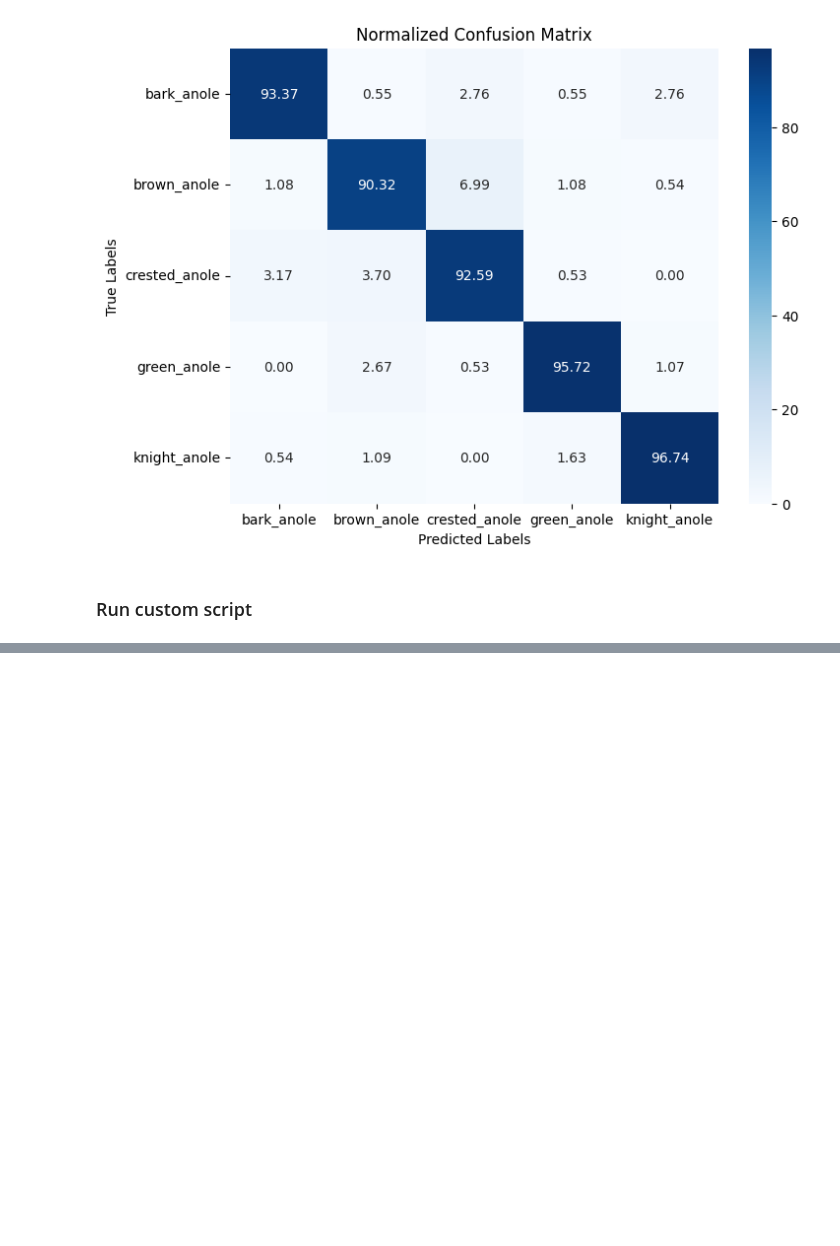
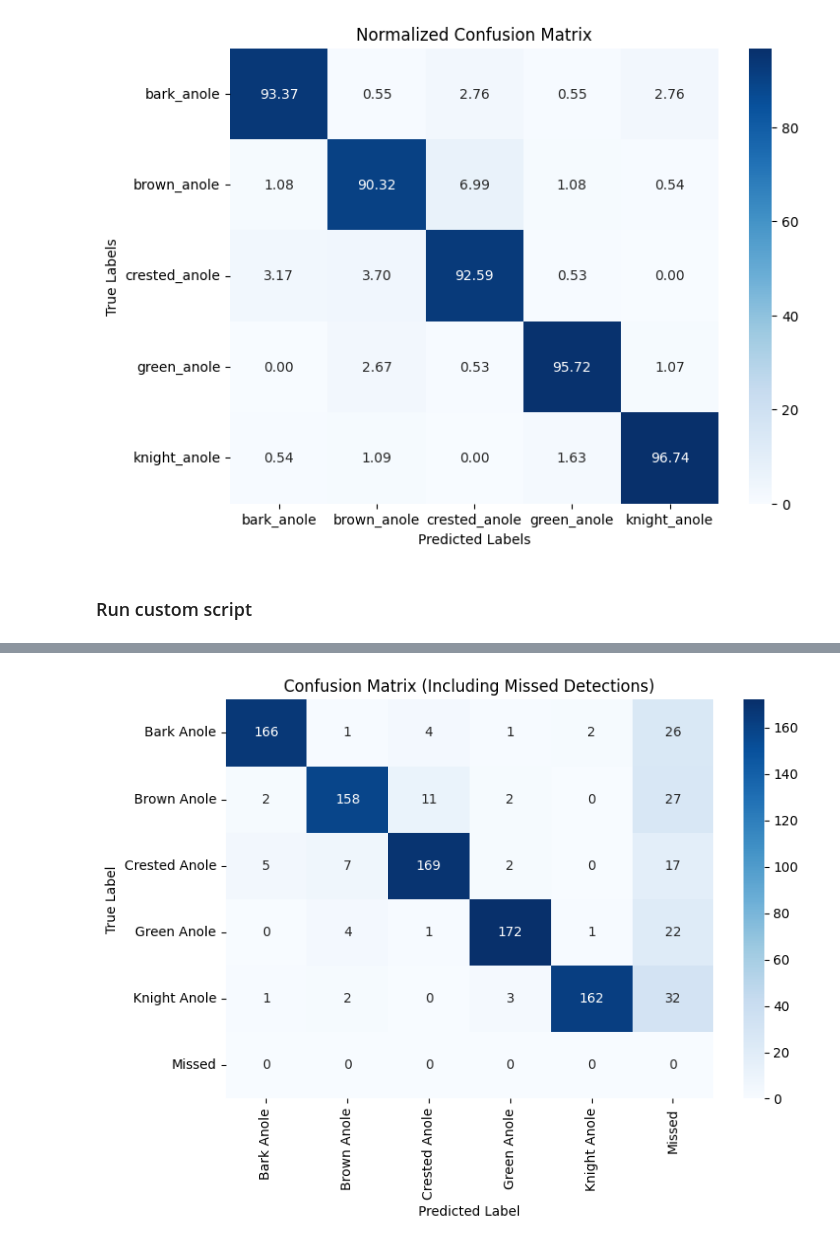
Before and after one commit to wenhan9604/Anole_classifier, a Jupyter notebook: Spring_2025/pipeline_evaluation.ipynb, the cells around one changed output, grey strips where cells are left out. Saved outputs shown, nothing was run; the diff lists cells and outputs as text; code cells hidden in the pictures; blank space fills up the shorter version.

```diff
--- a/Spring_2025/pipeline_evaluation.ipynb
+++ b/Spring_2025/pipeline_evaluation.ipynb
@@ -354,0 +420,12 @@ weighted avg     0.9442    0.9441    0.9441       876
+# %%
+# Plot heatmap
+cm_df = pd.DataFrame(cm, index=CLASS_NAMES, columns=CLASS_NAMES)
+plt.figure(figsize=(8, 6))
+sns.heatmap(cm_df, annot=True, fmt=".0f", cmap="Blues")
+plt.title("Confusion Matrix (Including Missed Detections)")
+plt.ylabel("True Label")
+plt.xlabel("Predicted Label")
+plt.tight_layout()
+plt.show()
+# %% [output]
+[figure, added]
```
Also changed, not shown: parts of 6 cells of this notebook, 1 other file.
